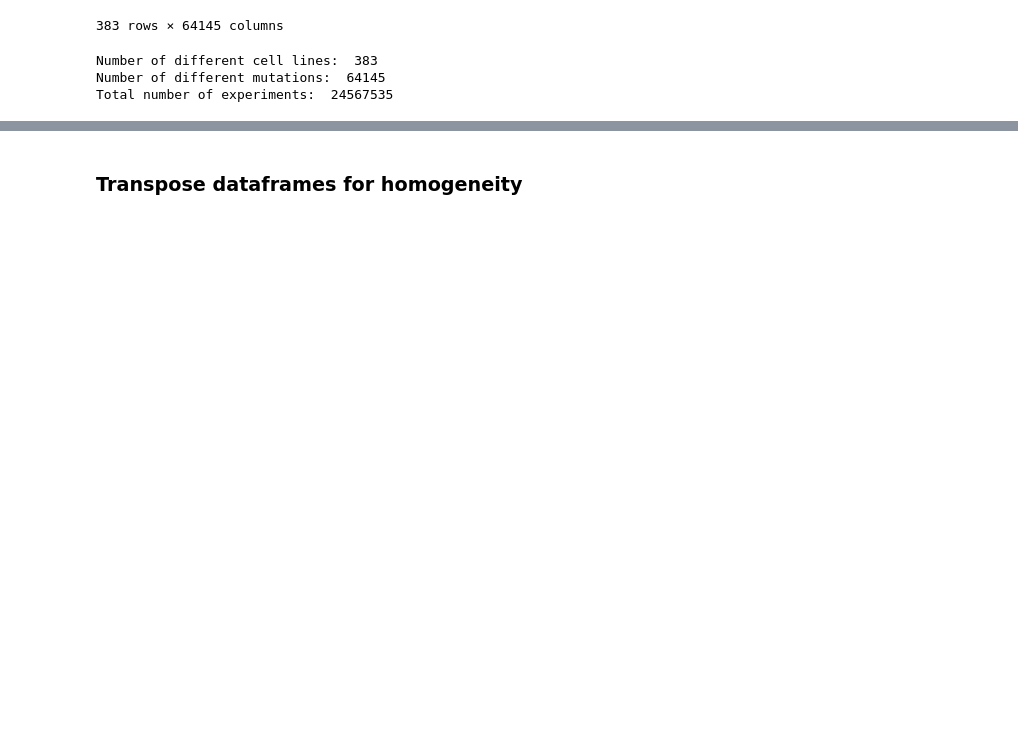
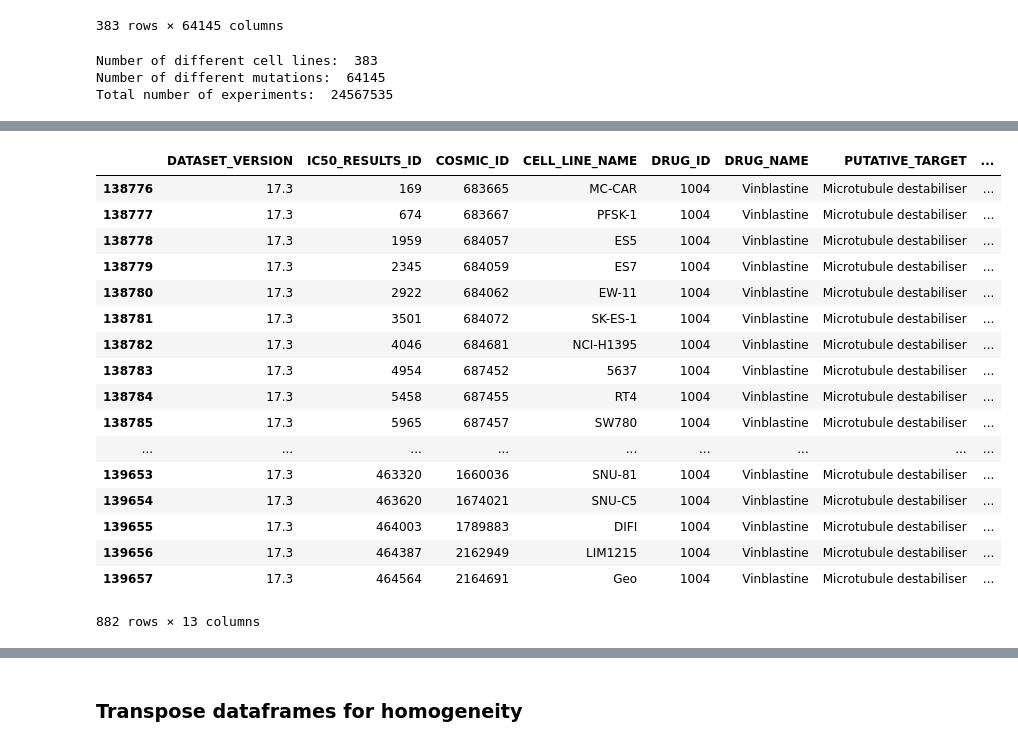
Before and after one commit to oskaradermecker/DataX_Drug_Response, a Jupyter notebook: Dataset comparison.ipynb, the cells around one changed output, grey strips where cells are left out. Drawn from its saved outputs; the diff is of its cells as text; code cells hidden in the pictures; blank space fills up the shorter version.

```diff
--- a/Dataset comparison.ipynb
+++ b/Dataset comparison.ipynb
@@ -158,0 +274,21 @@ Total number of experiments:  24567535
+# %%
+response2[response2["DRUG_ID"] == 1004]
+# %% [output]
+|  | DATASET_VERSION | IC50_RESULTS_ID | COSMIC_ID | CELL_LINE_NAME | DRUG_ID | DRUG_NAME | PUTATIVE_TARGET | ... |
+| 138776 | 17.3 | 169 | 683665 | MC-CAR | 1004 | Vinblastine | Microtubule destabiliser | ... |
+| 138777 | 17.3 | 674 | 683667 | PFSK-1 | 1004 | Vinblastine | Microtubule destabiliser | ... |
+| 138778 | 17.3 | 1959 | 684057 | ES5 | 1004 | Vinblastine | Microtubule destabiliser | ... |
+| 138779 | 17.3 | 2345 | 684059 | ES7 | 1004 | Vinblastine | Microtubule destabiliser | ... |
+| 138780 | 17.3 | 2922 | 684062 | EW-11 | 1004 | Vinblastine | Microtubule destabiliser | ... |
+| 138781 | 17.3 | 3501 | 684072 | SK-ES-1 | 1004 | Vinblastine | Microtubule destabiliser | ... |
+| 138782 | 17.3 | 4046 | 684681 | NCI-H1395 | 1004 | Vinblastine | Microtubule destabiliser | ... |
+| 138783 | 17.3 | 4954 | 687452 | 5637 | 1004 | Vinblastine | Microtubule destabiliser | ... |
+| 138784 | 17.3 | 5458 | 687455 | RT4 | 1004 | Vinblastine | Microtubule destabiliser | ... |
+| 138785 | 17.3 | 5965 | 687457 | SW780 | 1004 | Vinblastine | Microtubule destabiliser | ... |
+| ... | ... | ... | ... | ... | ... | ... | ... | ... |
+| 139653 | 17.3 | 463320 | 1660036 | SNU-81 | 1004 | Vinblastine | Microtubule destabiliser | ... |
+| 139654 | 17.3 | 463620 | 1674021 | SNU-C5 | 1004 | Vinblastine | Microtubule destabiliser | ... |
+| 139655 | 17.3 | 464003 | 1789883 | DIFI | 1004 | Vinblastine | Microtubule destabiliser | ... |
+| 139656 | 17.3 | 464387 | 2162949 | LIM1215 | 1004 | Vinblastine | Microtubule destabiliser | ... |
+| 139657 | 17.3 | 464564 | 2164691 | Geo | 1004 | Vinblastine | Microtubule destabiliser | ... |
+882 rows × 13 columns
```
Also changed, not shown: parts of 22 cells of this notebook.
